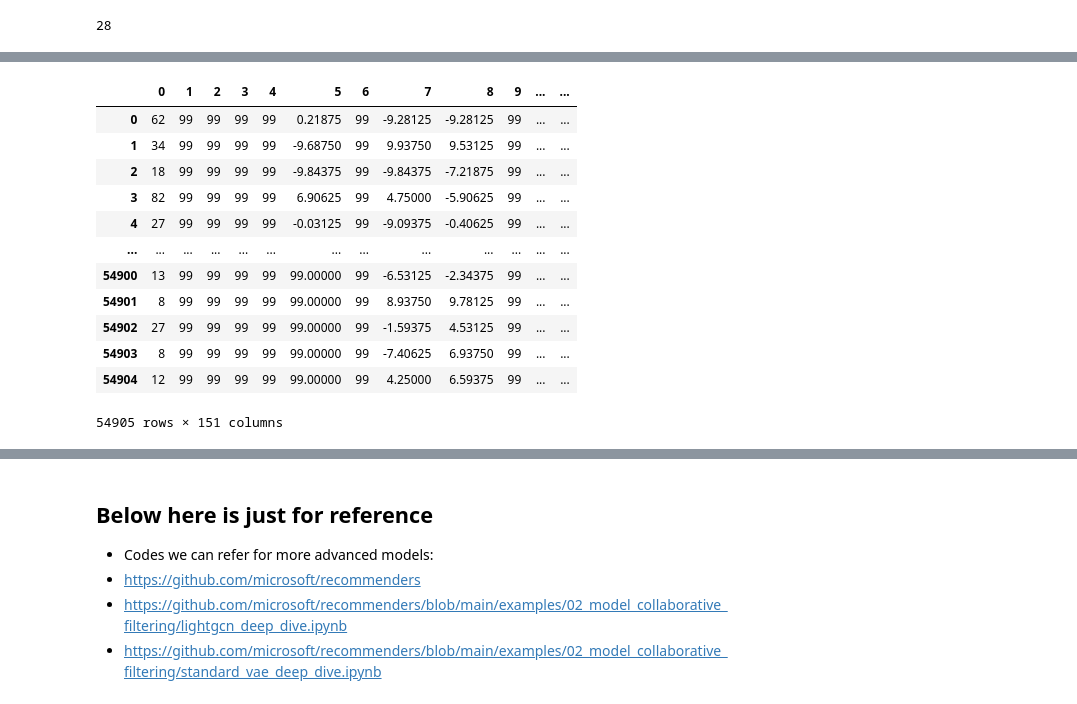
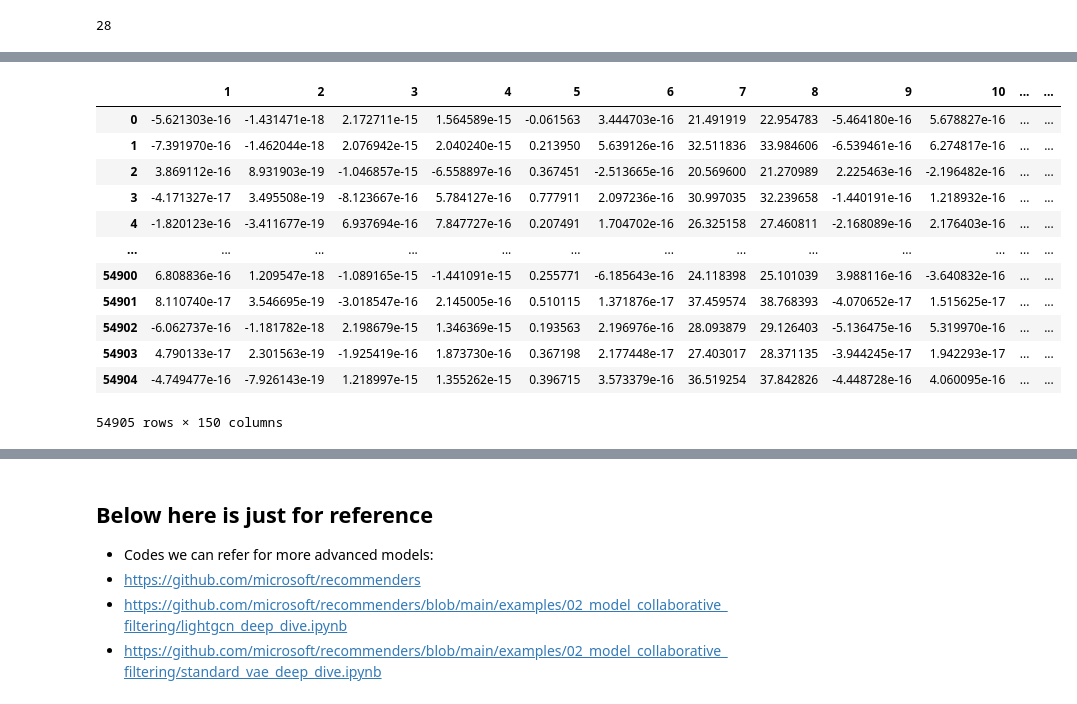
Before and after one commit to Annie-Yeeun-Jang/Info_retrieval_project, a Jupyter notebook: [SI650_project]Matrix_Factorization.ipynb, the cells around one changed output, grey strips where cells are left out. Saved outputs shown, nothing was run; the diff lists cells and outputs as text; code cells hidden in the pictures.

```diff
--- a/[SI650_project]Matrix_Factorization.ipynb
+++ b/[SI650_project]Matrix_Factorization.ipynb
@@ -94,16 +182,17 @@ pd.DataFrame(svd_user_predicted_link)
-# %%
-jester
-# %% [output]
-|  | 0 | 1 | 2 | 3 | 4 | 5 | 6 | 7 | 8 | 9 | ... | ... |
-| 0 | 62 | 99 | 99 | 99 | 99 | 0.21875 | 99 | -9.28125 | -9.28125 | 99 | ... | ... |
-| 1 | 34 | 99 | 99 | 99 | 99 | -9.68750 | 99 | 9.93750 | 9.53125 | 99 | ... | ... |
-| 2 | 18 | 99 | 99 | 99 | 99 | -9.84375 | 99 | -9.84375 | -7.21875 | 99 | ... | ... |
-| 3 | 82 | 99 | 99 | 99 | 99 | 6.90625 | 99 | 4.75000 | -5.90625 | 99 | ... | ... |
-| 4 | 27 | 99 | 99 | 99 | 99 | -0.03125 | 99 | -9.09375 | -0.40625 | 99 | ... | ... |
-| ... | ... | ... | ... | ... | ... | ... | ... | ... | ... | ... | ... | ... |
-| 54900 | 13 | 99 | 99 | 99 | 99 | 99.00000 | 99 | -6.53125 | -2.34375 | 99 | ... | ... |
-| 54901 | 8 | 99 | 99 | 99 | 99 | 99.00000 | 99 | 8.93750 | 9.78125 | 99 | ... | ... |
-| 54902 | 27 | 99 | 99 | 99 | 99 | 99.00000 | 99 | -1.59375 | 4.53125 | 99 | ... | ... |
-| 54903 | 8 | 99 | 99 | 99 | 99 | 99.00000 | 99 | -7.40625 | 6.93750 | 99 | ... | ... |
-| 54904 | 12 | 99 | 99 | 99 | 99 | 99.00000 | 99 | 4.25000 | 6.59375 | 99 | ... | ... |
-54905 rows × 151 columns
+# %%
+restored=pd.DataFrame(svd_user_predicted_link, columns=df_processed.columns)
+restored
+# %% [output]
+|  | 1 | 2 | 3 | 4 | 5 | 6 | 7 | 8 | 9 | 10 | ... | ... |
+| 0 | -5.621303e-16 | -1.431471e-18 | 2.172711e-15 | 1.564589e-15 | -0.061563 | 3.444703e-16 | 21.491919 | 22.954783 | -5.464180e-16 | 5.678827e-16 | ... | ... |
+| 1 | -7.391970e-16 | -1.462044e-18 | 2.076942e-15 | 2.040240e-15 | 0.213950 | 5.639126e-16 | 32.511836 | 33.984606 | -6.539461e-16 | 6.274817e-16 | ... | ... |
+| 2 | 3.869112e-16 | 8.931903e-19 | -1.046857e-15 | -6.558897e-16 | 0.367451 | -2.513665e-16 | 20.569600 | 21.270989 | 2.225463e-16 | -2.196482e-16 | ... | ... |
+| 3 | -4.171327e-17 | 3.495508e-19 | -8.123667e-16 | 5.784127e-16 | 0.777911 | 2.097236e-16 | 30.997035 | 32.239658 | -1.440191e-16 | 1.218932e-16 | ... | ... |
+| 4 | -1.820123e-16 | -3.411677e-19 | 6.937694e-16 | 7.847727e-16 | 0.207491 | 1.704702e-16 | 26.325158 | 27.460811 | -2.168089e-16 | 2.176403e-16 | ... | ... |
+| ... | ... | ... | ... | ... | ... | ... | ... | ... | ... | ... | ... | ... |
+| 54900 | 6.808836e-16 | 1.209547e-18 | -1.089165e-15 | -1.441091e-15 | 0.255771 | -6.185643e-16 | 24.118398 | 25.101039 | 3.988116e-16 | -3.640832e-16 | ... | ... |
+| 54901 | 8.110740e-17 | 3.546695e-19 | -3.018547e-16 | 2.145005e-16 | 0.510115 | 1.371876e-17 | 37.459574 | 38.768393 | -4.070652e-17 | 1.515625e-17 | ... | ... |
+| 54902 | -6.062737e-16 | -1.181782e-18 | 2.198679e-15 | 1.346369e-15 | 0.193563 | 2.196976e-16 | 28.093879 | 29.126403 | -5.136475e-16 | 5.319970e-16 | ... | ... |
+| 54903 | 4.790133e-17 | 2.301563e-19 | -1.925419e-16 | 1.873730e-16 | 0.367198 | 2.177448e-17 | 27.403017 | 28.371135 | -3.944245e-17 | 1.942293e-17 | ... | ... |
+| 54904 | -4.749477e-16 | -7.926143e-19 | 1.218997e-15 | 1.355262e-15 | 0.396715 | 3.573379e-16 | 36.519254 | 37.842826 | -4.448728e-16 | 4.060095e-16 | ... | ... |
+54905 rows × 150 columns
```
Also changed, not shown: parts of 33 cells of this notebook.
